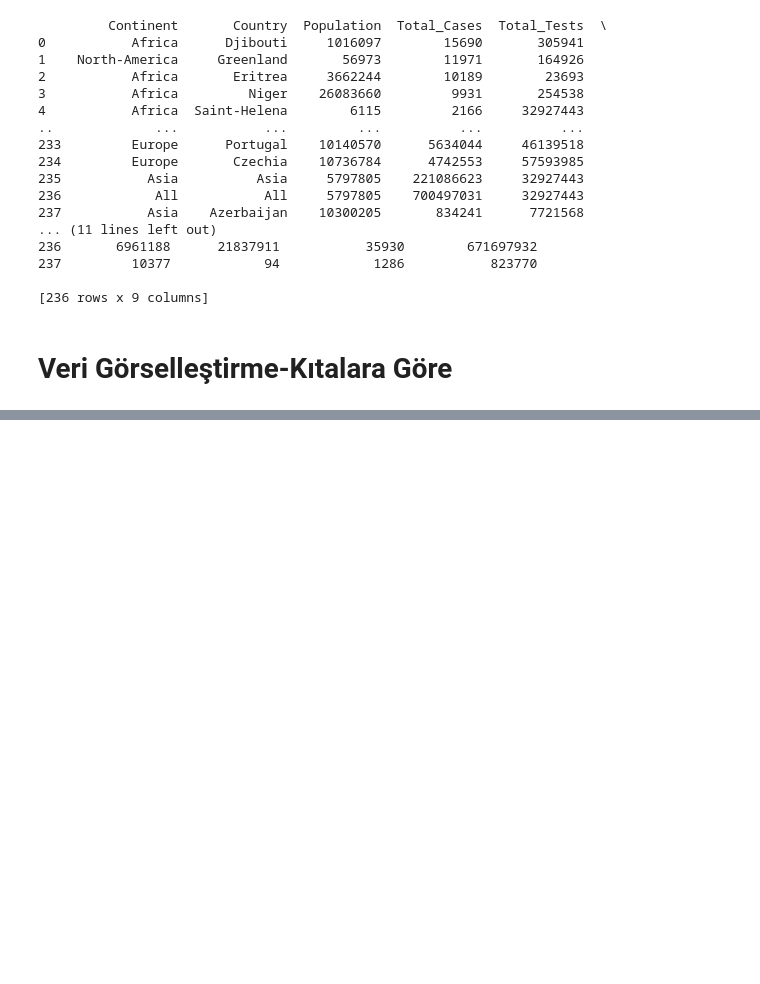
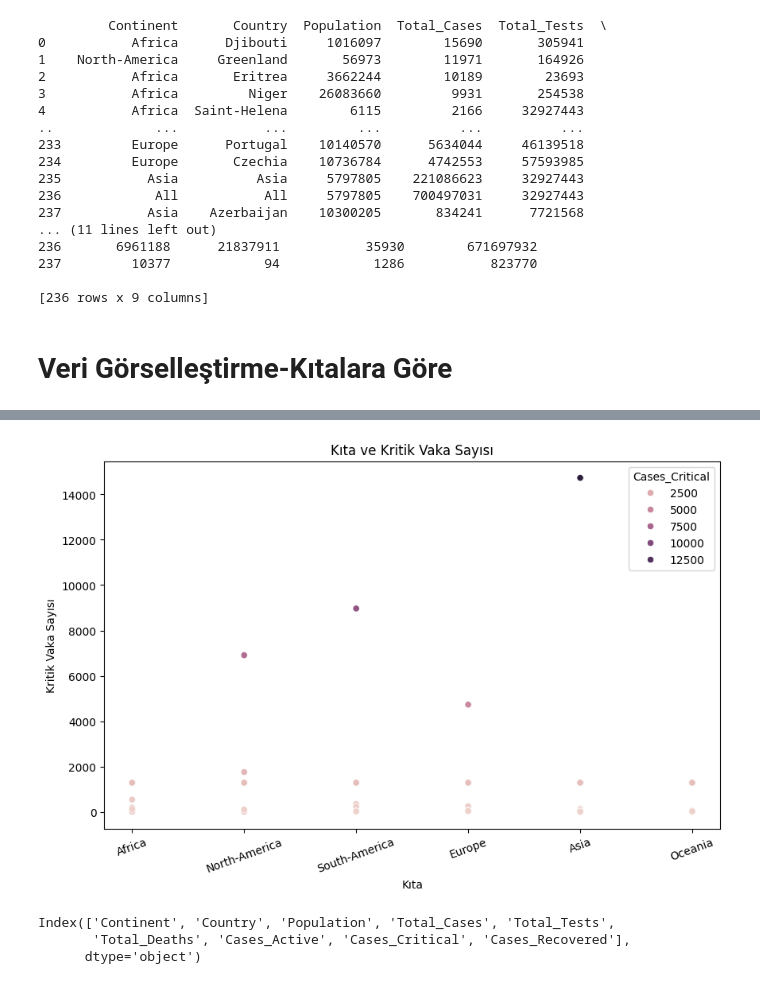
Before and after one commit to Tubaakbas/COVID19-API-Project, a Jupyter notebook: covid19_api_project.ipynb, the cells around one changed output, grey strips where cells are left out. Drawn from its saved outputs; the diff is of its cells as text; code cells hidden in the pictures; blank space fills up the shorter version.

```diff
--- a/covid19_api_project.ipynb
+++ b/covid19_api_project.ipynb
@@ -301,0 +362,17 @@ with pd.option_context('display.float_format', '{:.0f}'.format):
+# %%
+# Scatter plot (Dağılım grafiği) kullanarak kıtalara göre kritik vaka sayıları
+plt.figure(figsize=(10, 6))
+sns.scatterplot(x='Continent', y='Cases_Critical', data=covid19_df, hue='Cases_Critical')
+plt.title('Kıta ve Kritik Vaka Sayısı')
+plt.xlabel('Kıta')
+plt.ylabel('Kritik Vaka Sayısı')
+plt.xticks(rotation=20)  # Eksen etiketlerini döndürmek için
+plt.show()
+# %% [output]
+[figure, added]
+# %%
+covid19_df.columns
+# %% [output]
+Index(['Continent', 'Country', 'Population', 'Total_Cases', 'Total_Tests',
+       'Total_Deaths', 'Cases_Active', 'Cases_Critical', 'Cases_Recovered'],
+      dtype='object')
```
Also changed, not shown: parts of 11 cells of this notebook.
